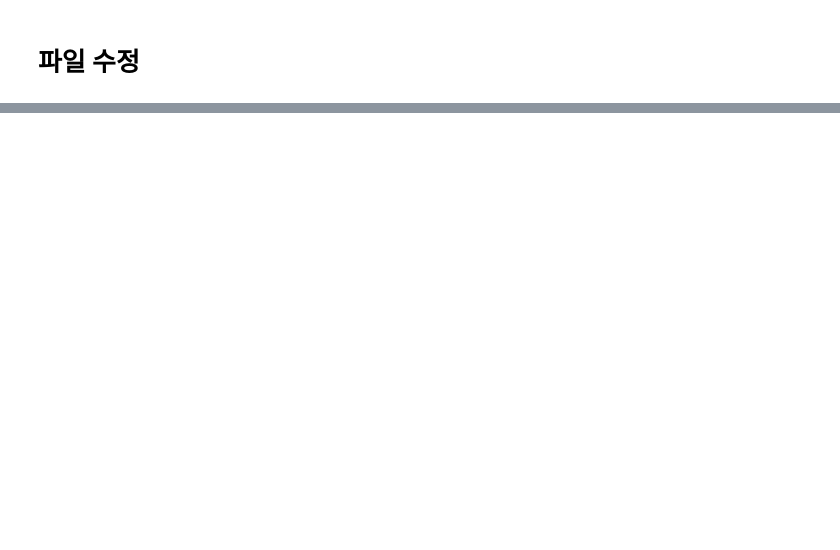
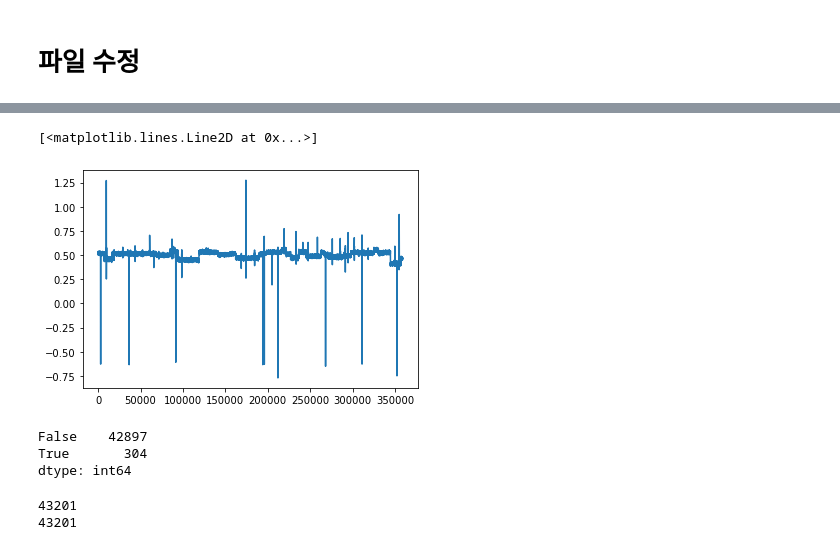
Before and after one commit to hyeonggulim/DACON_HAICON2021, a Jupyter notebook: Simple EDA.ipynb, the cells around one changed output, grey strips where cells are left out. Drawn from its saved outputs; the diff is of its cells as text; code cells hidden in the pictures; blank space fills up the shorter version.

```diff
--- a/Simple EDA.ipynb
+++ b/Simple EDA.ipynb
@@ -46,6 +54,7 @@ def dataframe_from_csvs(targets):
     return pd.concat([dataframe_from_csv(x) for x in targets])
 # %%
 VALIDATION_DATASET = dataframe_from_csvs(VALIDATION_DATASET)
+TEST_DATASET = dataframe_from_csvs(TEST_DATASET)
 VALIDATION_DATASET
 # %% [output]
 |  | time | C01 | C02 | C03 | C04 | C05 | C06 | C07 | C08 | C09 | C10 | ... |
@@ -133,0 +158,8 @@ NameError: name 'ᄆ' is not defined
+# %%
+TEST = TEST_DATASET[use_col]
+minmax_test = scaler.transform(TEST)
+# %%
+plt.plot(minmax_test.mean(axis = 1))
+# %% [output]
+[<matplotlib.lines.Line2D at 0x...>]
+[figure, added]
@@ -133,0 +168,6 @@ NameError: name 'ᄆ' is not defined
+# %%
+pd.Series(label_valid).value_counts()
+# %% [output]
+False    42897
+True       304
+dtype: int64
@@ -133,0 +187,6 @@ NameError: name 'ᄆ' is not defined
+# %%
+print(len(tem))
+print(len(m))
+# %% [output]
+43201
+43201
```
Also changed, not shown: parts of 16 cells of this notebook.
